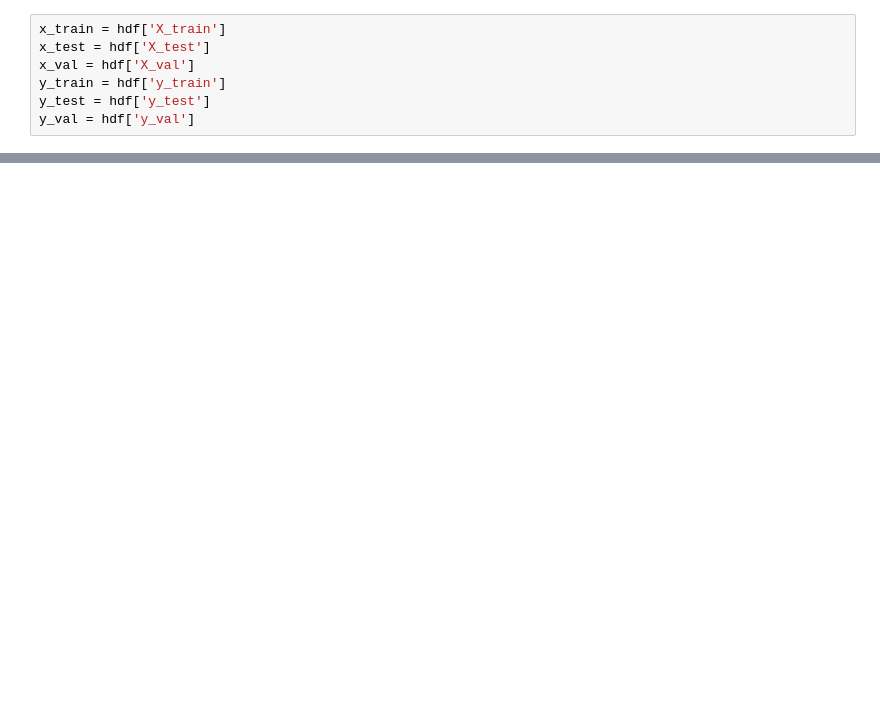
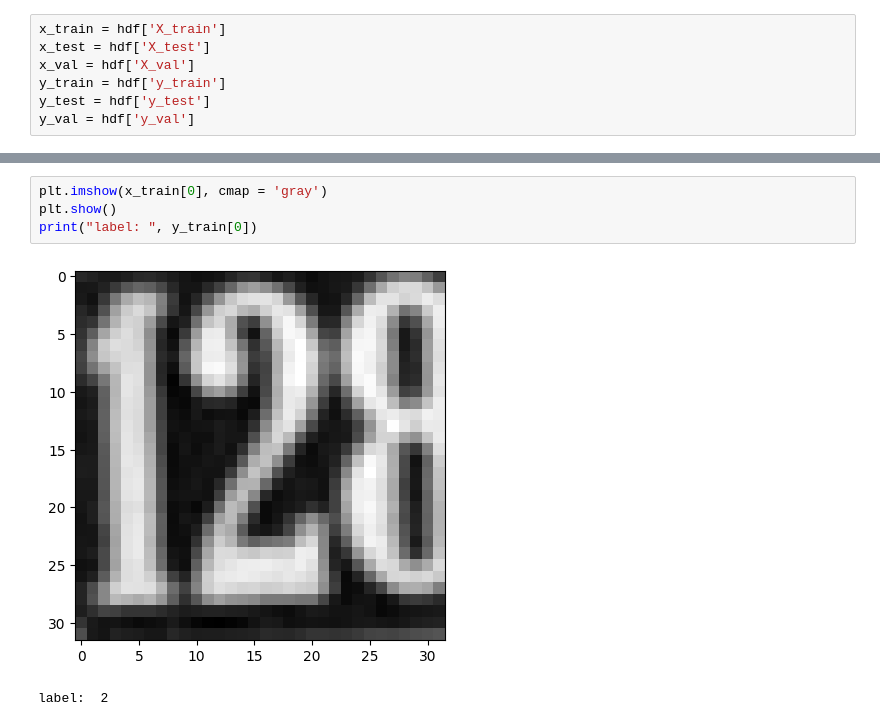
Before and after one commit to ayushipradhan30/AIML-mini-projects, a Jupyter notebook: Neural_Network_and_Deep_Learning.ipynb, the cells around one changed output, grey strips where cells are left out. Cells and saved outputs as stored; diff of their text form; blank space fills up the shorter version.

```diff
--- a/Neural_Network_and_Deep_Learning.ipynb
+++ b/Neural_Network_and_Deep_Learning.ipynb
@@ -38,0 +68,7 @@ print("y_test: ", y_test.shape)
+# %%
+plt.imshow(x_train[0], cmap = 'gray')
+plt.show()
+print("label: ", y_train[0])
+# %% [output]
+[figure, added]
+label:  2
```
Also changed, not shown: parts of 17 cells of this notebook.
